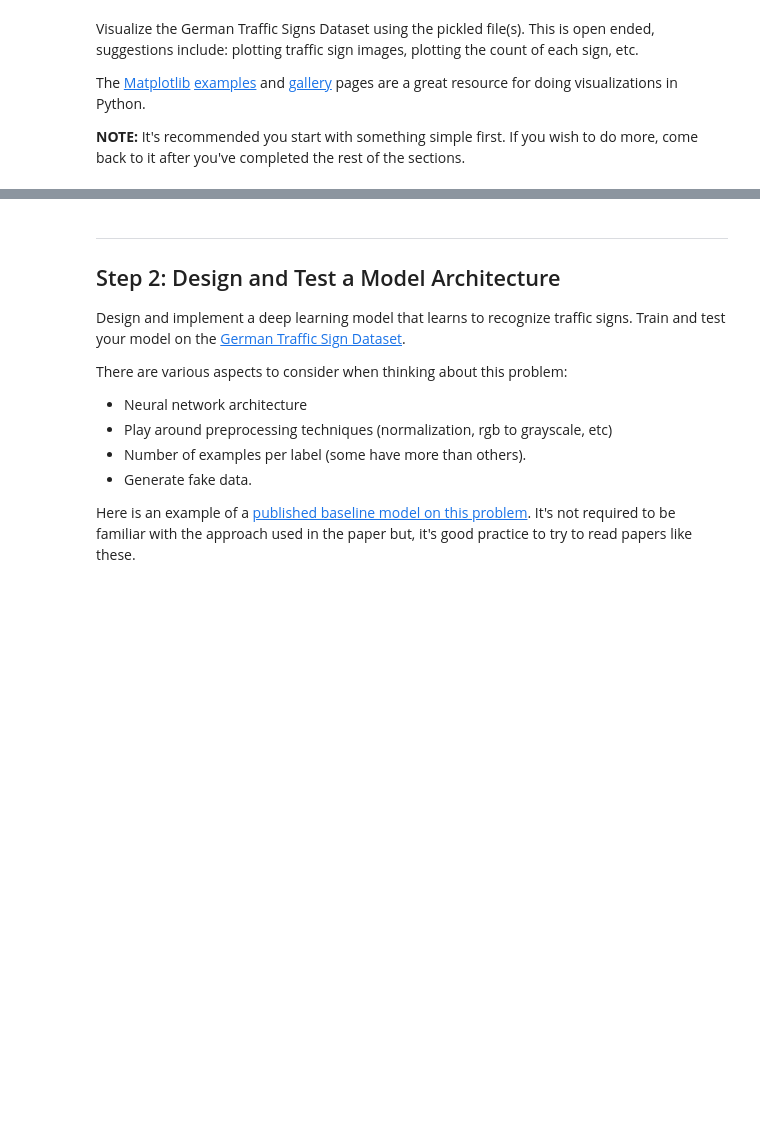
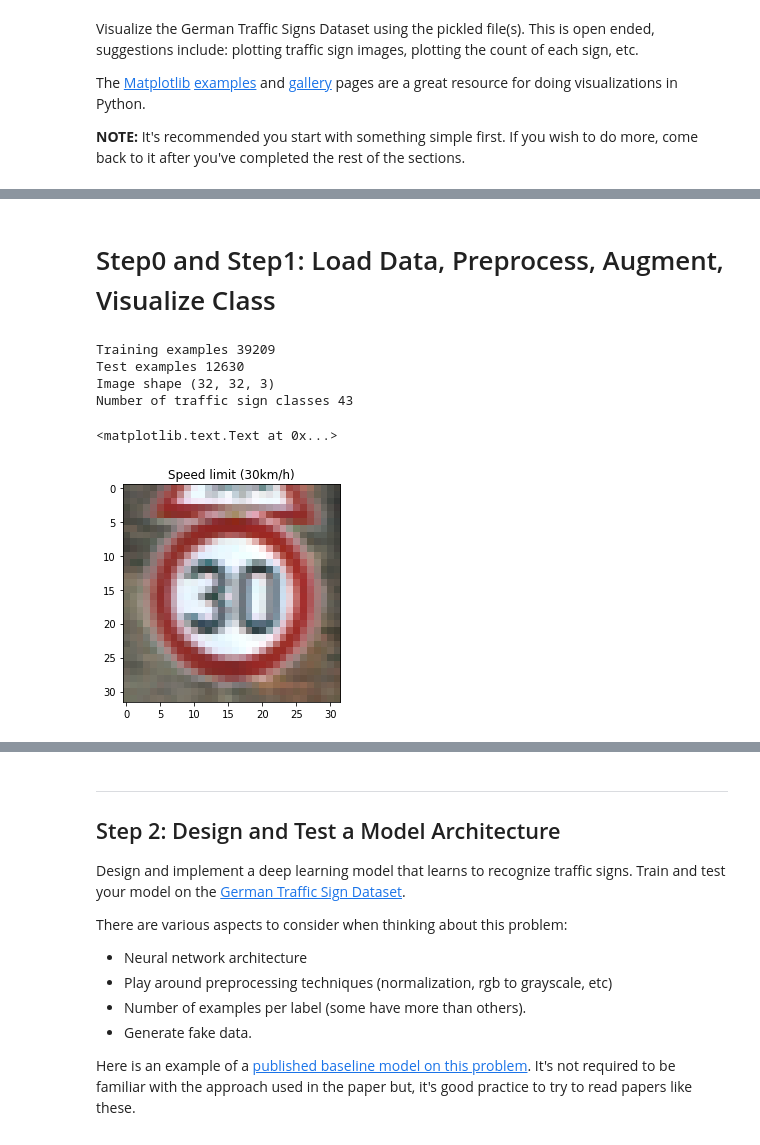
Before and after one commit to gokivego/CarND-Traffic-Sign-Classifier, a Jupyter notebook: Traffic_Sign_Classifier.ipynb, the cells around one changed output, grey strips where cells are left out. Saved outputs shown, nothing was run; the diff lists cells and outputs as text; code cells hidden in the pictures; blank space fills up the shorter version.

```diff
--- a/Traffic_Sign_Classifier.ipynb
+++ b/Traffic_Sign_Classifier.ipynb
@@ -13,20 +36,3 @@ In addition to implementing code, there will be questions that you must answer w
 # %% [markdown]
 ---
 ## Step 0: Load The Data
-# %%
-# Load pickled data
-import pickle
-
-
-# TODO: Fill this in based on where you saved the training and testing data
-
-training_file = 'traffic-signs-data/train.p'
-testing_file = 'traffic-signs-data/test.p'
-
-with open(training_file, mode='rb') as f:
-    train = pickle.load(f)
-with open(testing_file, mode='rb') as f:
-    test = pickle.load(f)
-
-X_train, y_train = train['features'], train['labels']
-X_test, y_test = test['features'], test['labels']
@@ -118,0 +60,2 @@ NN = NN_training(train)
+# %% [markdown]
+# Step0 and Step1: Load Data, Preprocess, Augment, Visualize Class
@@ -118,0 +376,23 @@ NN = NN_training(train)
+# %%
+# Creating a traffic sign data class object. This object is used to perform all kinds of
+# operations on the data like augmentation, preprocessing, graphs and other histograms
+tsd = traffic_Sign_Data("traffic-signs-data/train.p", "traffic-signs-data/test.p", "signnames.csv")
+# %%
+    # print the train and test dataset count (This is the raw dataset before preprocessing and augmentation)
+
+    print("Training examples {}".format(tsd._num_train()))
+    print("Test examples {}".format(tsd._num_test()))
+    print("Image shape {}".format(tsd._image_shape()))
+    print("Number of traffic sign classes {}".format(tsd._num_classes))
+# %% [output]
+Training examples 39209
+Test examples 12630
+Image shape (32, 32, 3)
+Number of traffic sign classes 43
+# %%
+# Data Visualization(One of the traffic Signs)
+plt.imshow(tsd._X_train[1000]) # Traffic Sign
+plt.title(tsd._label_sign_names[tsd._y_train[1000]]) # Traffic Sign Name
+# %% [output]
+<matplotlib.text.Text at 0x...>
+[figure, added]
```
Also changed, not shown: parts of 56 cells of this notebook.
